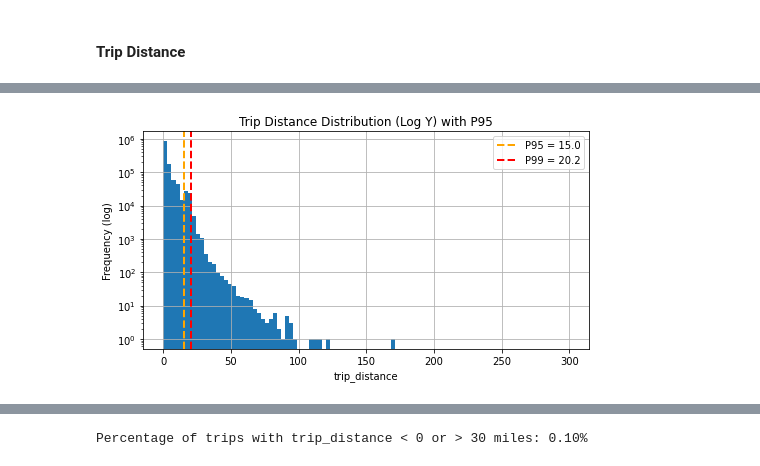
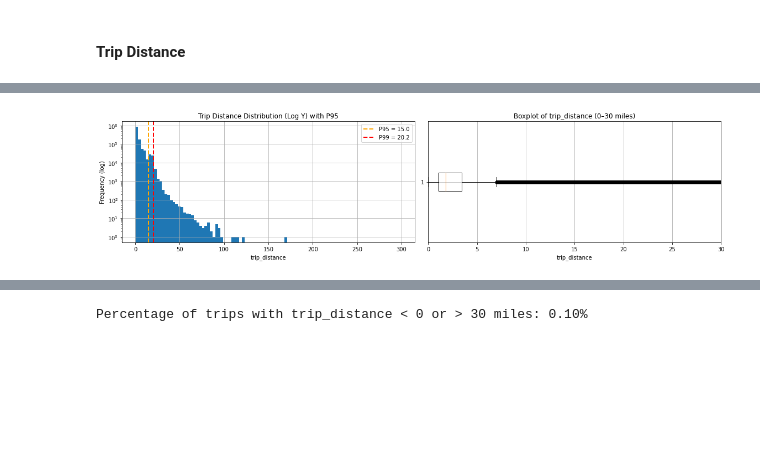
Before and after one commit to rafabernard0/BDA_PROJECT, a Jupyter notebook: Final_delivery/01_EDA.ipynb, the cells around one changed output, grey strips where cells are left out. Drawn from its saved outputs; the diff is of its cells as text; code cells hidden in the pictures; blank space fills up the shorter version.

```diff
--- a/Final_delivery/01_EDA.ipynb
+++ b/Final_delivery/01_EDA.ipynb
@@ -418,18 +319,33 @@ plt.show()
 # %%
+import matplotlib.pyplot as plt
+
+# Calculate percentiles
 p95 = sample_df["trip_distance"].quantile(0.95)
 p99 = sample_df["trip_distance"].quantile(0.99)
 
+# Create side-by-side subplots
+fig, axes = plt.subplots(1, 2, figsize=(16, 4))
 
-sample_df["trip_distance"].hist(bins=100, range=(0, 300), figsize=(8, 4))
-plt.title("Trip Distance Distribution (Log Y) with P95")
-plt.xlabel("trip_distance")
-plt.ylabel("Frequency (log)")
-plt.yscale("log")
+# Histogram with log scale on the Y-axis
+axes[0].hist(sample_df["trip_distance"], bins=100, range=(0, 300))
+axes[0].set_title("Trip Distance Distribution (Log Y) with P95")
+axes[0].set_xlabel("trip_distance")
+axes[0].set_ylabel("Frequency (log)")
+axes[0].set_yscale("log")
+axes[0].axvline(p95, color="orange", linestyle="--", linewidth=2, label=f"P95 = {p95:.1f}")
+axes[0].axvline(p99, color="red", linestyle="--", linewidth=2, label=f"P99 = {p99:.1f}")
+axes[0].legend()
+axes[0].grid(True)
 
-plt.axvline(p95, color="orange", linestyle="--", linewidth=2, label=f"P95 = {p95:.1f}")
-plt.axvline(p99, color="red", linestyle="--", linewidth=2, label=f"P99 = {p99:.1f}")
-plt.legend()
-plt.grid(True)
+# Boxplot limited to 0–30 miles
+axes[1].boxplot(sample_df["trip_distance"], vert=False)
+axes[1].set_title("Boxplot of trip_distance (0–30 miles)")
+axes[1].set_xlabel("trip_distance")
+axes[1].set_xlim(0, 30)
+axes[1].grid(True)
+
+# Display both plots
+plt.tight_layout()
 plt.show()
 # %% [output]
-[figure, old version]
+[figure, new version]
```
Also changed, not shown: parts of 53 cells of this notebook.
